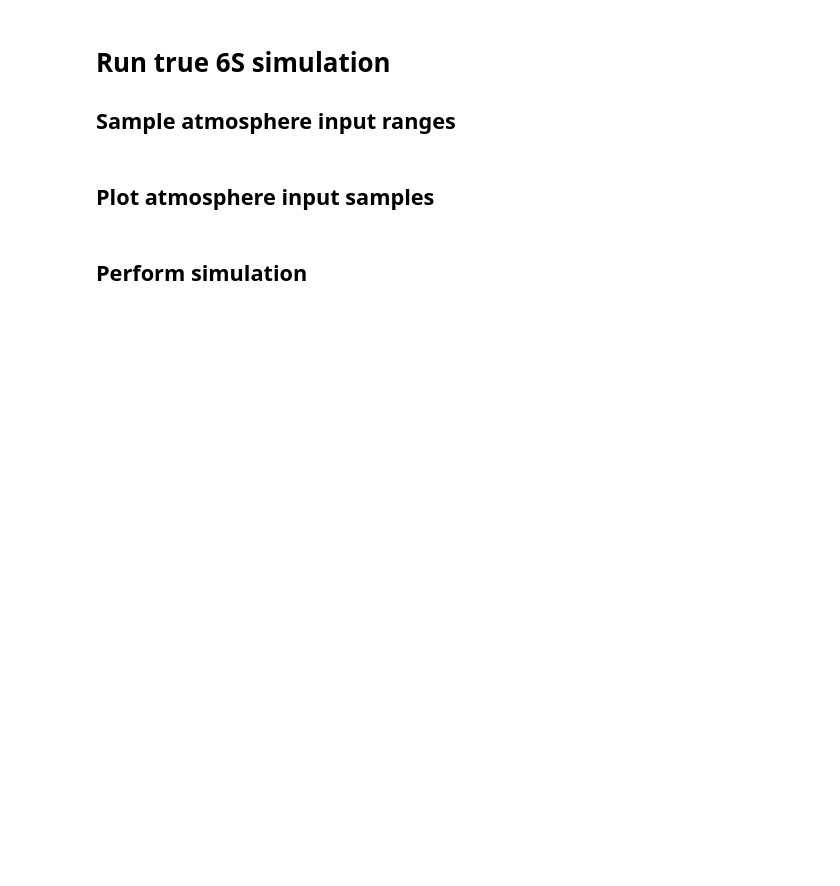
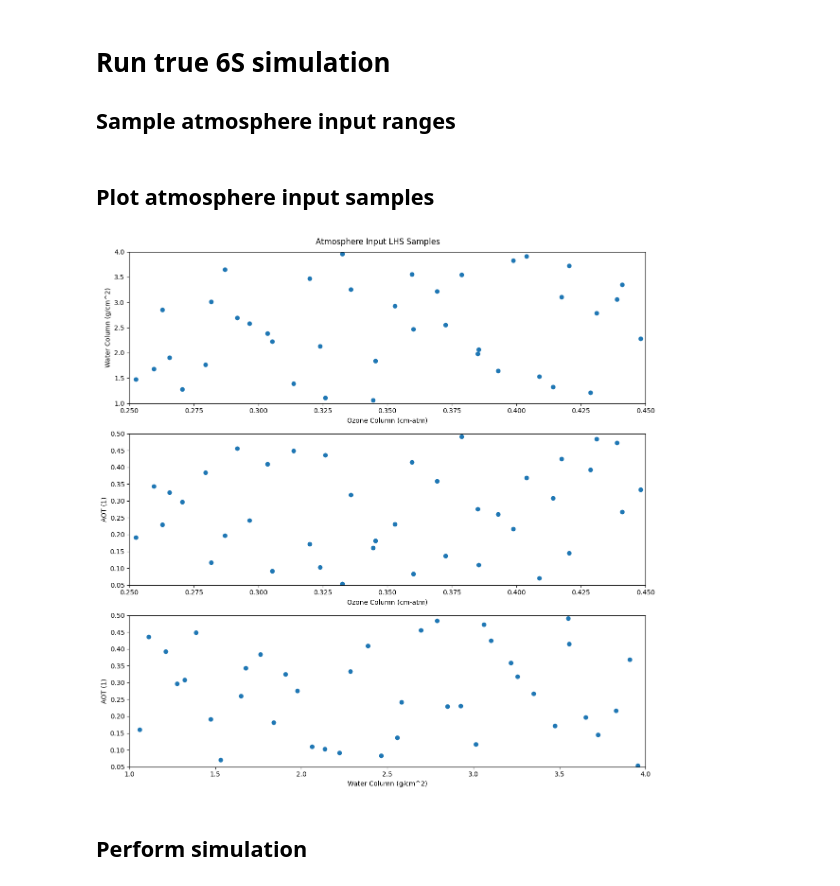
Before and after one commit to brianschubert/scratch-emulator, a Jupyter notebook: notebooks/aug22-single-wl.ipynb, the cells around one changed output. Saved outputs shown, nothing was run; the diff lists cells and outputs as text; code cells hidden in the pictures; blank space fills up the shorter version.

Commit message:
Update single wl notebook to handle many input parameters

```diff
--- a/notebooks/aug22-single-wl.ipynb
+++ b/notebooks/aug22-single-wl.ipynb
@@ -36,11 +59,11 @@ AOT_RANGE: Final = (0.05, 0.5)  # 1
 ## Sample atmosphere input ranges
 # %%
 # Number of LHS samples to draw.
-NUM_SAMPLES: Final = 20
+NUM_SAMPLES: Final = 40
 
 # Draw LHS samples.
-rng = np.random.default_rng(2023_08_21)
-lhs_sampler = sci_qmc.LatinHypercube(d=3, seed=rng)
+rng = np.random.default_rng(2023_08_25)
+lhs_sampler = sci_qmc.LatinHypercube(d=len(INPUT_RANGES), seed=rng)
 raw_samples = lhs_sampler.random(NUM_SAMPLES)
 
 # Draw Poisson disk samples
@@ -49,27 +72,39 @@ raw_samples = lhs_sampler.random(NUM_SAMPLES)
 # assert len(raw_samples) == NUM_SAMPLES, "failed to draw enough samples - try decreasing radius"
 
 # Rescale LHS samples to parameter ranges.
-ozone_samples = unit2range(raw_samples[:, 0], *OZONE_RANGE)
-water_samples = unit2range(raw_samples[:, 1], *WATER_RANGE)
-# aot_samples = unit2range(raw_samples[:, 1], *AOT_RANGE)
+input_samples = {
+    input_name: unit2range(raw_samples[:, sample_column], *input_range)
+    for sample_column, (input_name, input_range) in enumerate(INPUT_RANGES.items())
+}
+
+# Rescale LHS samples to parameter ranges.
+# ozone_samples = unit2range(raw_samples[:, 0], *OZONE_RANGE)
+# water_samples = unit2range(raw_samples[:, 1], *WATER_RANGE)
+# # aot_samples = unit2range(raw_samples[:, 1], *AOT_RANGE)
+# target_alt_samples  =unit2range(raw_samples[:, 2], TARGET_ALT_RANGE)
 # %% [markdown]
 ## Plot atmosphere input samples
 # %%
 # fig, ax = plt.subplots(subplot_kw={"projection": "3d"}, figsize=(8,8))
 # ax.scatter(ozone_samples, water_samples, aot_samples)
 
-fig, ax = plt.subplots(figsize=(8, 6))
-# fig, ax = plt.subplots(subplot_kw={"projection": "3d"}, figsize=(8,8))
-ax.scatter(ozone_samples, water_samples)
-# ax.scatter(ozone_samples, water_samples, aot_samples)
-ax.set_xlim(OZONE_RANGE)
-ax.set_ylim(WATER_RANGE)
-# ax.set_zlim(AOT_RANGE)
-ax.set_xlabel("Ozone Column ($cm\cdot atm$)")
-ax.set_ylabel("Water Column ($g/cm^2$)")
-# ax.set_zlabel("AOT")
-ax.set_title("Atmosphere Input LHS Samples")
+param_combos = list(itertools.combinations(INPUT_RANGES.keys(), r=2))
+ncols = math.floor(math.sqrt(len(param_combos)))
+nrows = math.ceil(len(param_combos) / ncols)
+
+fig, axs = plt.subplots(nrows=nrows, ncols=ncols, figsize=(12, 12))
+
+for ax, (param_x, param_y) in zip(axs.flat, param_combos):
+    ax.scatter(input_samples[param_x], input_samples[param_y])
+    ax.set_xlim(INPUT_RANGES[param_x])
+    ax.set_ylim(INPUT_RANGES[param_y])
+    ax.set_xlabel(param_rich_name(param_x))
+    ax.set_ylabel(param_rich_name(param_y))
+
+fig.suptitle("Atmosphere Input LHS Samples")
 fig.tight_layout()
+# %% [output]
+[figure, added]
 # %% [markdown]
 ## Perform simulation
 # %%
```
Also changed, not shown: parts of 17 cells of this notebook.
